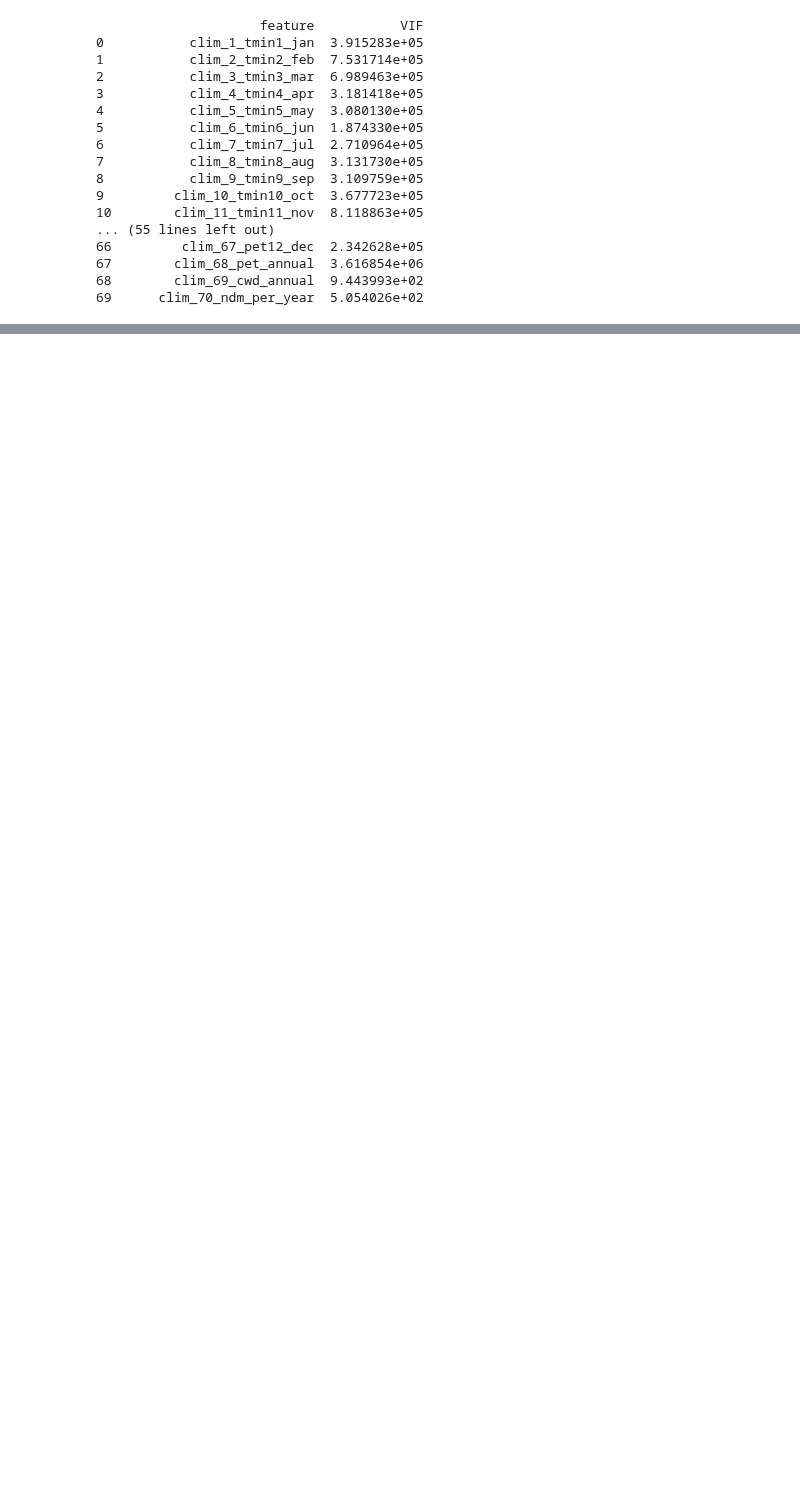
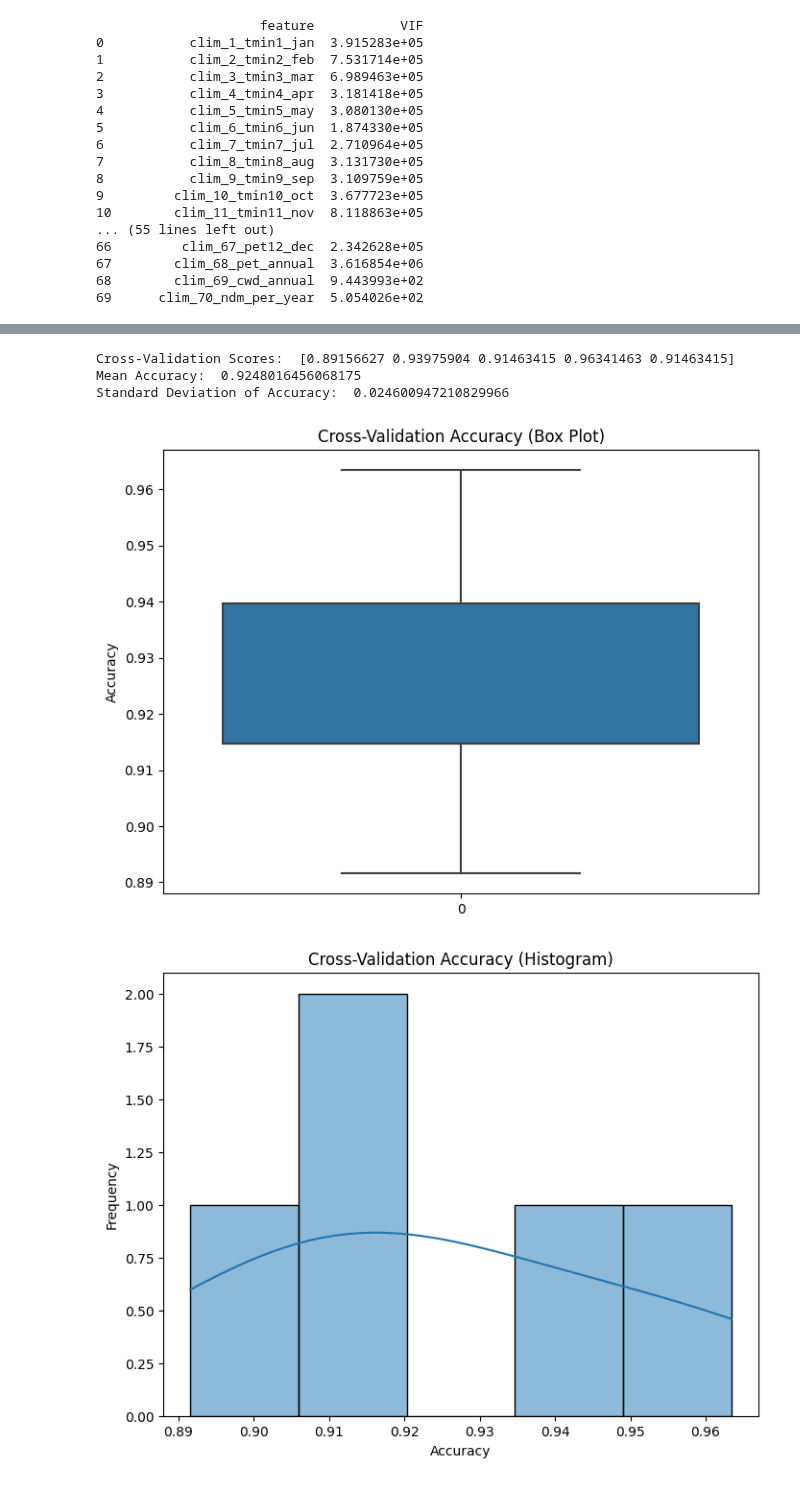
Before and after one commit to tahiri-lab/py_madaclim, a Jupyter notebook: workdir/analysis/bin/attribute_analysis.ipynb, the cells around one changed output, grey strips where cells are left out. Cells and saved outputs as stored; diff of their text form; code cells hidden in the pictures; blank space fills up the shorter version.

```diff
--- a/workdir/analysis/bin/attribute_analysis.ipynb
+++ b/workdir/analysis/bin/attribute_analysis.ipynb
@@ -456,0 +539,36 @@ print(f"Reduced dataset shape (after removing highly correlated features): {redu
+# %%
+from sklearn.model_selection import cross_val_score
+import matplotlib.pyplot as plt
+import seaborn as sns
+
+# Assuming 'rf_classifier' is your trained RandomForestClassifier
+# and 'X_train' and 'y_train' are your feature and target datasets
+
+# Run cross-validation to compute accuracy for each fold
+cv_scores = cross_val_score(rf_classifier, X_train, y_train, cv=5, scoring='accuracy')
+
+# Print the cross-validation scores
+print("Cross-Validation Scores: ", cv_scores)
+print("Mean Accuracy: ", cv_scores.mean())
+print("Standard Deviation of Accuracy: ", cv_scores.std())
+
+# Visualization 1: Box Plot of Cross-Validation Scores
+plt.figure(figsize=(8, 6))
+sns.boxplot(data=cv_scores)
+plt.title('Cross-Validation Accuracy (Box Plot)')
+plt.ylabel('Accuracy')
+plt.show()
+
+# Visualization 2: Histogram of Cross-Validation Scores
+plt.figure(figsize=(8, 6))
+sns.histplot(cv_scores, bins=5, kde=True)
+plt.title('Cross-Validation Accuracy (Histogram)')
+plt.xlabel('Accuracy')
+plt.ylabel('Frequency')
+plt.show()
+# %% [output]
+Cross-Validation Scores:  [0.89156627 0.93975904 0.91463415 0.96341463 0.91463415]
+Mean Accuracy:  0.9248016456068175
+Standard Deviation of Accuracy:  0.024600947210829966
+[figure, added]
+[figure, added]
```
Also changed, not shown: parts of 22 cells of this notebook, 1 other file.
